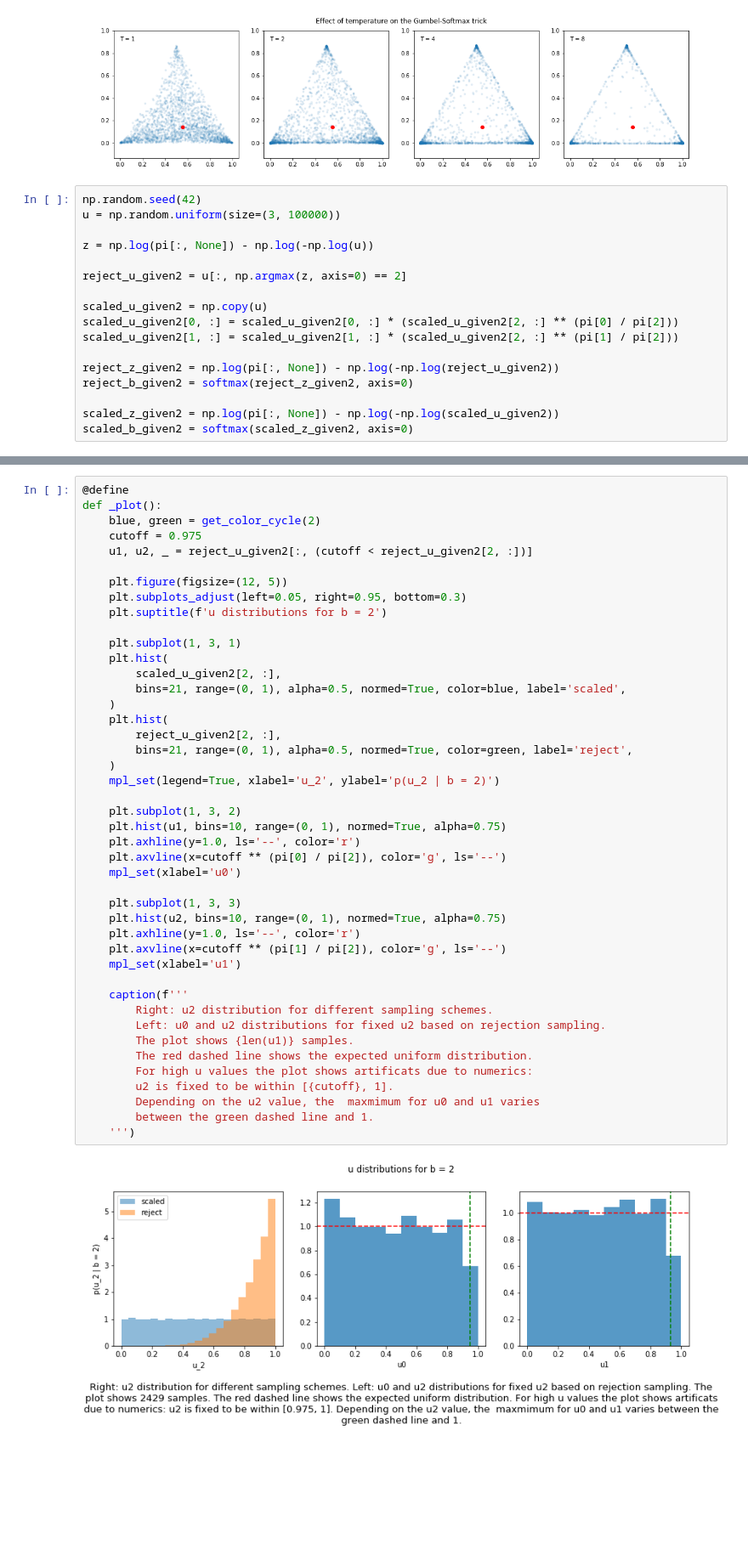
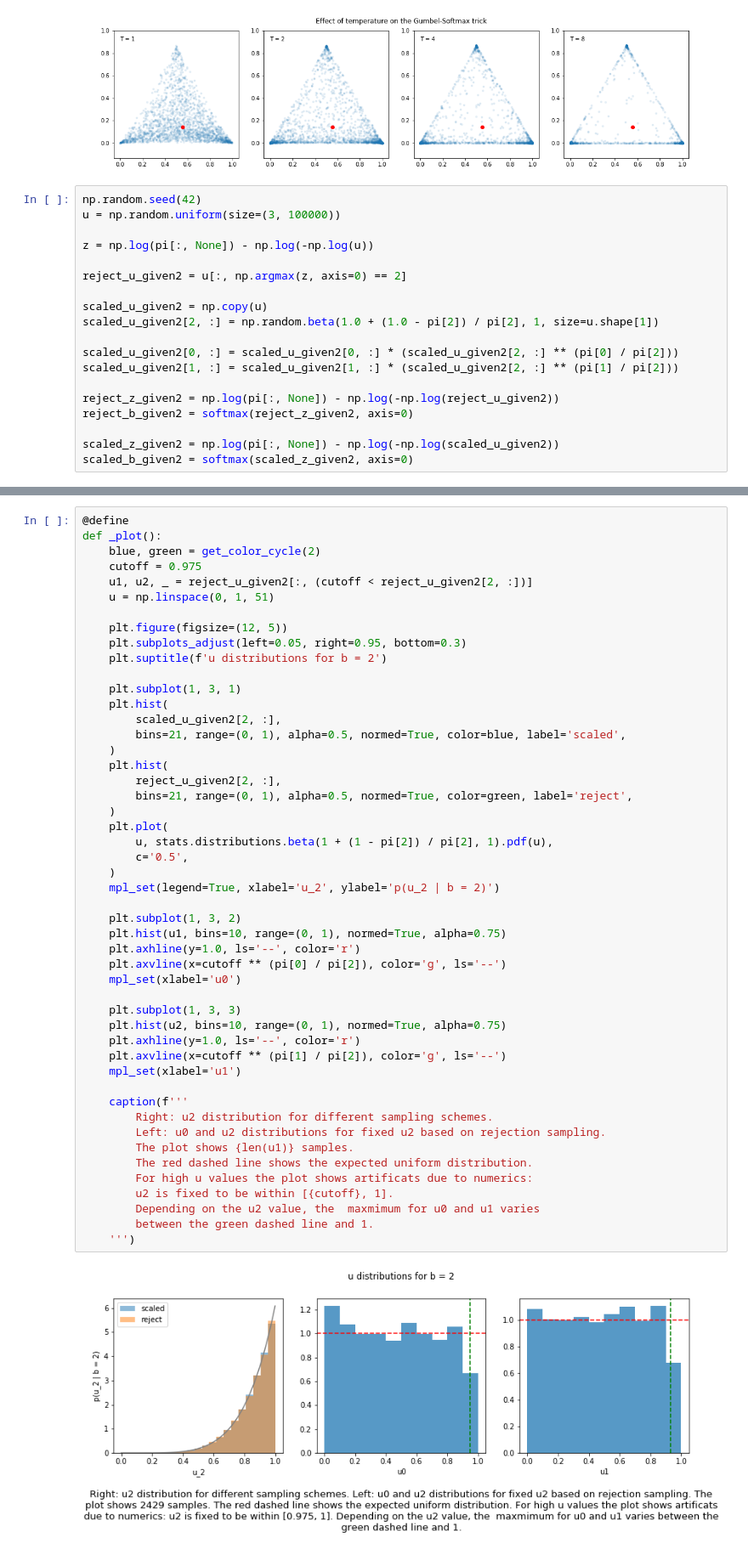
Before and after one commit to chmp/misc-exp, a Jupyter notebook: BuildingBlocks/BlackBox.ipynb, the cells around one changed output, grey strips where cells are left out. Shown at 85% size. Saved outputs shown, nothing was run; the diff lists cells and outputs as text; blank space fills up the shorter version.

```diff
--- a/BuildingBlocks/BlackBox.ipynb
+++ b/BuildingBlocks/BlackBox.ipynb
@@ -289,6 +297,8 @@ z = np.log(pi[:, None]) - np.log(-np.log(u))
 reject_u_given2 = u[:, np.argmax(z, axis=0) == 2]
 
 scaled_u_given2 = np.copy(u)
+scaled_u_given2[2, :] = np.random.beta(1.0 + (1.0 - pi[2]) / pi[2], 1, size=u.shape[1])
+
 scaled_u_given2[0, :] = scaled_u_given2[0, :] * (scaled_u_given2[2, :] ** (pi[0] / pi[2]))
 scaled_u_given2[1, :] = scaled_u_given2[1, :] * (scaled_u_given2[2, :] ** (pi[1] / pi[2]))
 
@@ -389,6 +399,7 @@ def _plot():
     blue, green = get_color_cycle(2)
     cutoff = 0.975
     u1, u2, _ = reject_u_given2[:, (cutoff < reject_u_given2[2, :])]
+    u = np.linspace(0, 1, 51)
 
     plt.figure(figsize=(12, 5))
     plt.subplots_adjust(left=0.05, right=0.95, bottom=0.3)
@@ -401,31 +412,35 @@ def _plot():
     )
     plt.hist(
         reject_u_given2[2, :],
         bins=21, range=(0, 1), alpha=0.5, normed=True, color=green, label='reject',
+    )
+    plt.plot(
+        u, stats.distributions.beta(1 + (1 - pi[2]) / pi[2], 1).pdf(u),
+        c='0.5',
     )
     mpl_set(legend=True, xlabel='u_2', ylabel='p(u_2 | b = 2)')
 
     plt.subplot(1, 3, 2)
     plt.hist(u1, bins=10, range=(0, 1), normed=True, alpha=0.75)
     plt.axhline(y=1.0, ls='--', color='r')
     plt.axvline(x=cutoff ** (pi[0] / pi[2]), color='g', ls='--')
     mpl_set(xlabel='u0')
 
     plt.subplot(1, 3, 3)
     plt.hist(u2, bins=10, range=(0, 1), normed=True, alpha=0.75)
     plt.axhline(y=1.0, ls='--', color='r')
     plt.axvline(x=cutoff ** (pi[1] / pi[2]), color='g', ls='--')
     mpl_set(xlabel='u1')
 
     caption(f'''
         Right: u2 distribution for different sampling schemes.
         Left: u0 and u2 distributions for fixed u2 based on rejection sampling.
         The plot shows {len(u1)} samples.
         The red dashed line shows the expected uniform distribution.
         For high u values the plot shows artificats due to numerics:
         u2 is fixed to be within [{cutoff}, 1].
         Depending on the u2 value, the  maxmimum for u0 and u1 varies
         between the green dashed line and 1.
     ''')
 # %% [output]
-[figure, old version]
+[figure, new version]
```
Also changed, not shown: parts of 34 cells of this notebook, 3 other files.
